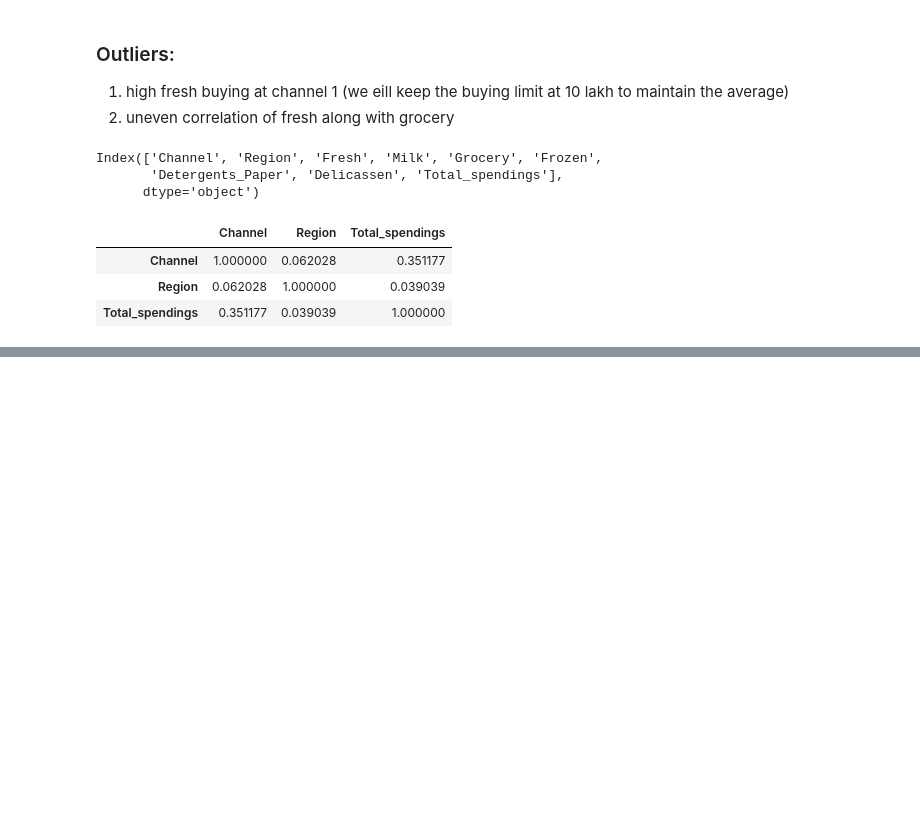
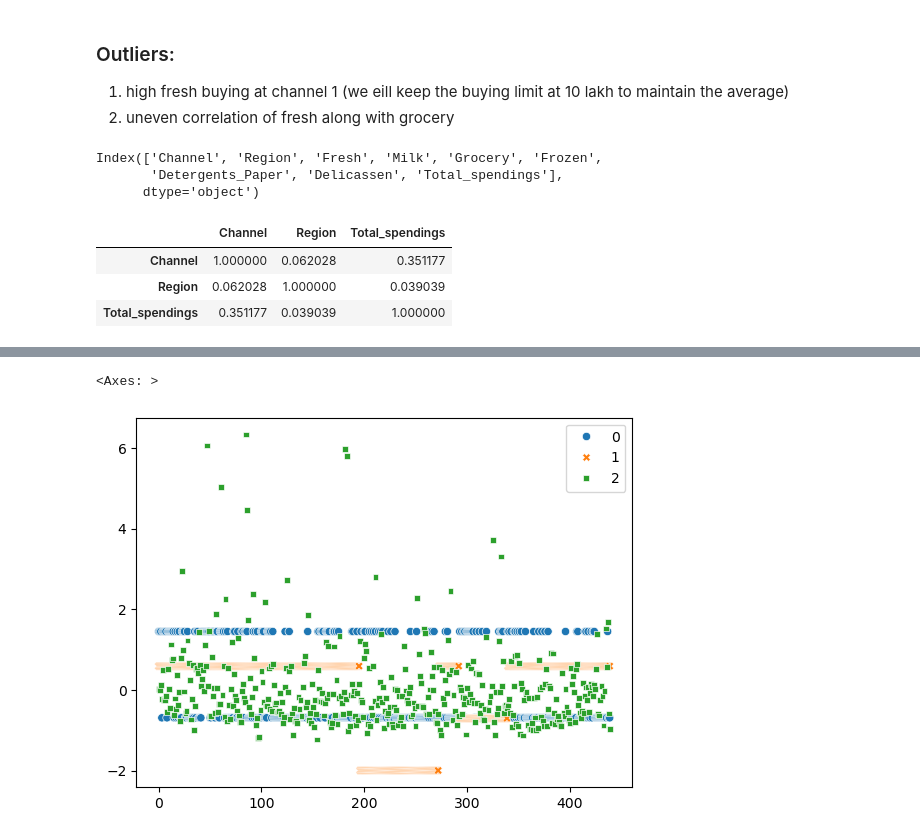
Before and after one commit to CodeByMehra/AiMl, a Jupyter notebook: 10_unsupervisedML/19_Project2/02_Code.ipynb, the cells around one changed output, grey strips where cells are left out. Saved outputs shown, nothing was run; the diff lists cells and outputs as text; code cells hidden in the pictures; blank space fills up the shorter version.

Commit message:
scaled the data

```diff
--- a/10_unsupervisedML/19_Project2/02_Code.ipynb
+++ b/10_unsupervisedML/19_Project2/02_Code.ipynb
@@ -74,0 +88,12 @@ corr
+# %%
+from sklearn.preprocessing import StandardScaler
+
+X = df_cleaned
+scaler = StandardScaler()
+
+X_scaled = scaler.fit_transform(X)
+# %%
+sns.scatterplot(X_scaled)
+# %% [output]
+<Axes: >
+[figure, added]
```
Also changed, not shown: parts of 1 cell of this notebook, 1 other file.
